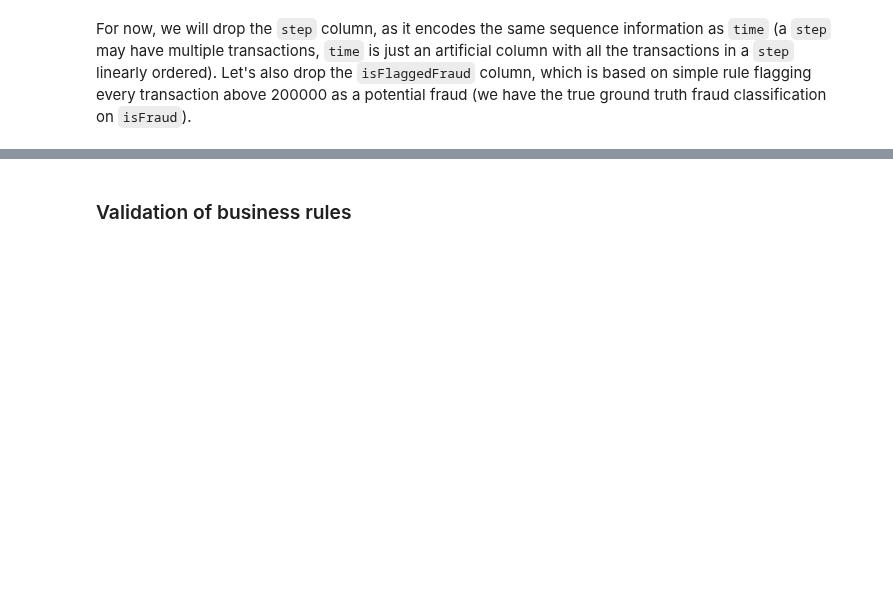
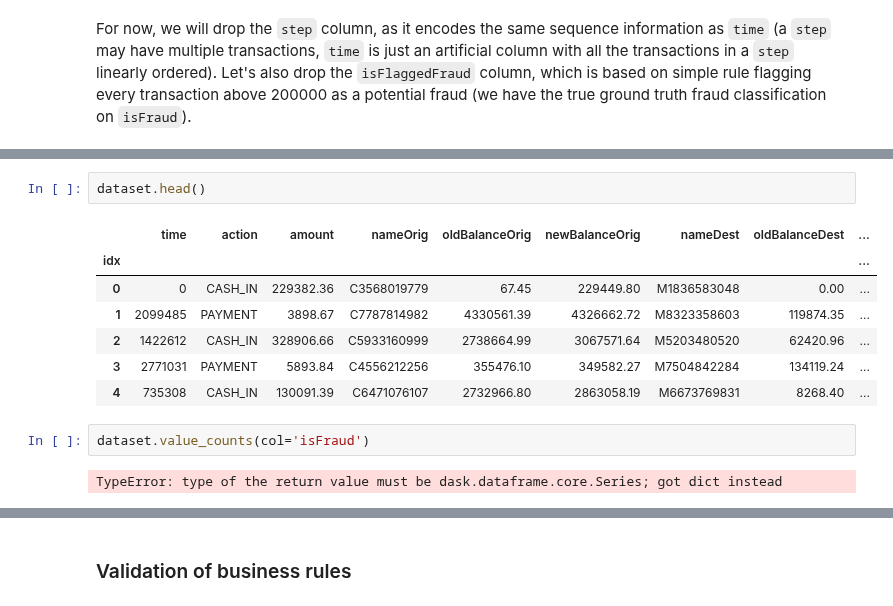
Before and after one commit to ydataai/academy, a Jupyter notebook: 5 - synthetic-data-applications/time-series/paysim/PaySim - Use case.ipynb, the cells around one changed output, grey strips where cells are left out. Cells and saved outputs as stored; diff of their text form; blank space fills up the shorter version.

```diff
--- a/5 - synthetic-data-applications/time-series/paysim/PaySim - Use case.ipynb
+++ b/5 - synthetic-data-applications/time-series/paysim/PaySim - Use case.ipynb
@@ -114 +123,15 @@ dataset.columns
  'isUnauthorizedOverdraft']
+# %%
+dataset.head()
+# %% [output]
+|  | time | action | amount | nameOrig | oldBalanceOrig | newBalanceOrig | nameDest | oldBalanceDest | ... |
+| idx |  |  |  |  |  |  |  |  | ... |
+| 0 | 0 | CASH_IN | 229382.36 | C3568019779 | 67.45 | 229449.80 | M1836583048 | 0.00 | ... |
+| 1 | 2099485 | PAYMENT | 3898.67 | C7787814982 | 4330561.39 | 4326662.72 | M8323358603 | 119874.35 | ... |
+| 2 | 1422612 | CASH_IN | 328906.66 | C5933160999 | 2738664.99 | 3067571.64 | M5203480520 | 62420.96 | ... |
+| 3 | 2771031 | PAYMENT | 5893.84 | C4556212256 | 355476.10 | 349582.27 | M7504842284 | 134119.24 | ... |
+| 4 | 735308 | CASH_IN | 130091.39 | C6471076107 | 2732966.80 | 2863058.19 | M6673769831 | 8268.40 | ... |
+# %%
+dataset.value_counts(col='isFraud')
+# %% [output]
+TypeError: type of the return value must be dask.dataframe.core.Series; got dict instead
```
Also changed, not shown: parts of 24 cells of this notebook.
